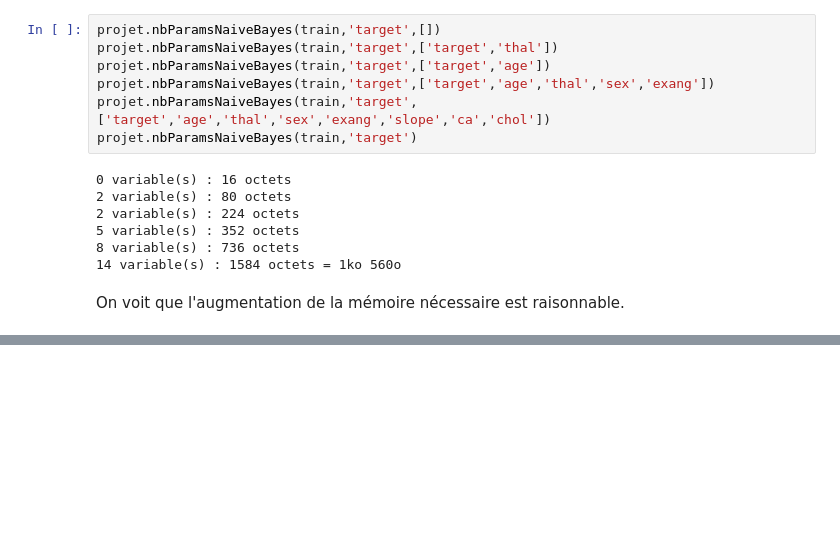
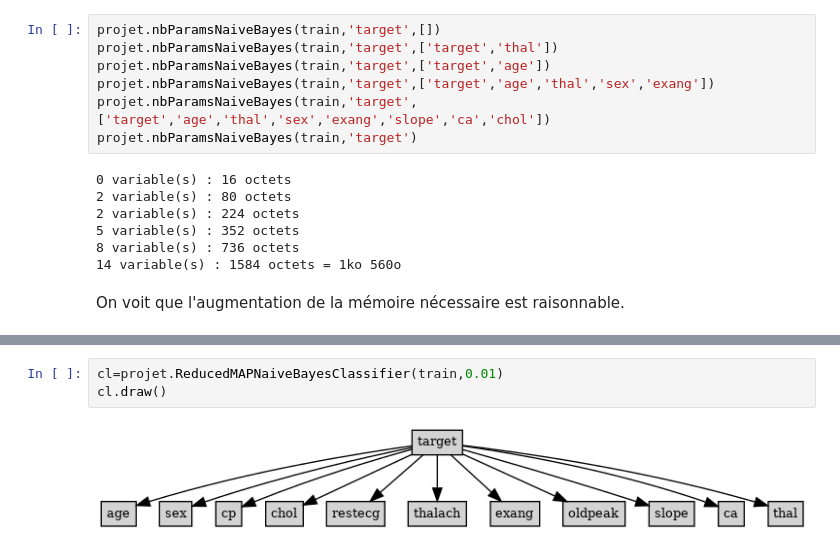
Before and after one commit to ohouens/3i005, a Jupyter notebook: projet_2/projet2-3i005-2019fev.ipynb, the cells around one changed output, grey strips where cells are left out. Drawn from its saved outputs; the diff is of its cells as text; blank space fills up the shorter version.

```diff
--- a/projet_2/projet2-3i005-2019fev.ipynb
+++ b/projet_2/projet2-3i005-2019fev.ipynb
@@ -419,0 +480,5 @@ Proposer un classifieur `ReducedMAPNaiveBayesClassifier` qui fait une classifica
+# %%
+cl=projet.ReducedMAPNaiveBayesClassifier(train,0.01)
+cl.draw()
+# %% [output]
+[figure, added]
```
Also changed, not shown: parts of 34 cells of this notebook.
